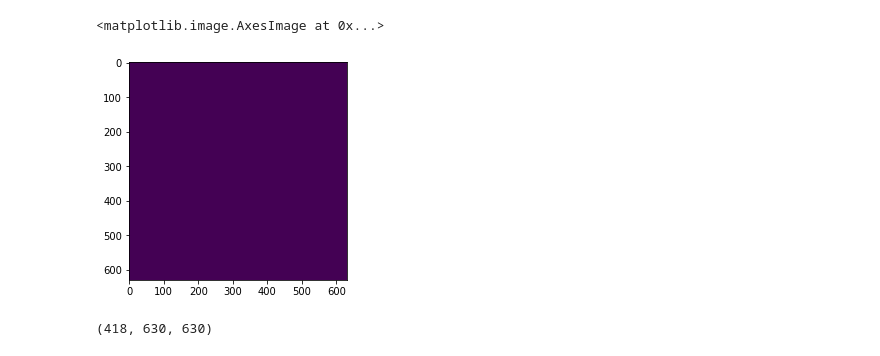
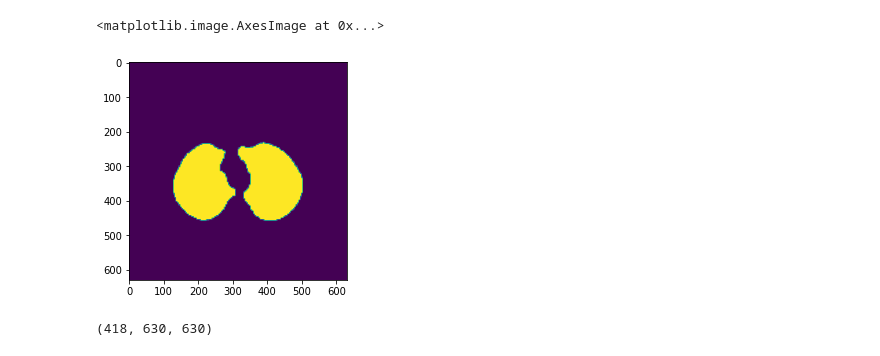
Before and after one commit to fabioFrangiamore/CT_LungSegm, a Jupyter notebook: Untitled.ipynb, the cells around one changed output. Drawn from its saved outputs; the diff is of its cells as text; code cells hidden in the pictures.

```diff
--- a/Untitled.ipynb
+++ b/Untitled.ipynb
@@ -6,11 +14,12 @@ import numpy as np
 # %%
-img = sitk.ReadImage('Output/3_mask_output.nii.gz')
-img2 = sitk.ReadImage('Test_data/3.nii.gz')
+img = sitk.ReadImage('Output/1_mask_output.nii.gz')
+img2 = sitk.ReadImage('Test_data/1.nii.gz')
+img3 = sitk.ReadImage('Output_lung/1_lung_output.nii.gz')
 # %%
-plt.imshow(sitk.GetArrayFromImage(img)[400,:,:])
+plt.imshow(sitk.GetArrayFromImage(img)[300,:,:])
 # %% [output]
 <matplotlib.image.AxesImage at 0x...>
-[figure, old version]
+[figure, new version]
 # %%
 img = sitk.GetArrayFromImage(img)
 # %%
```
Also changed, not shown: parts of 6 cells of this notebook, 5 other files.
